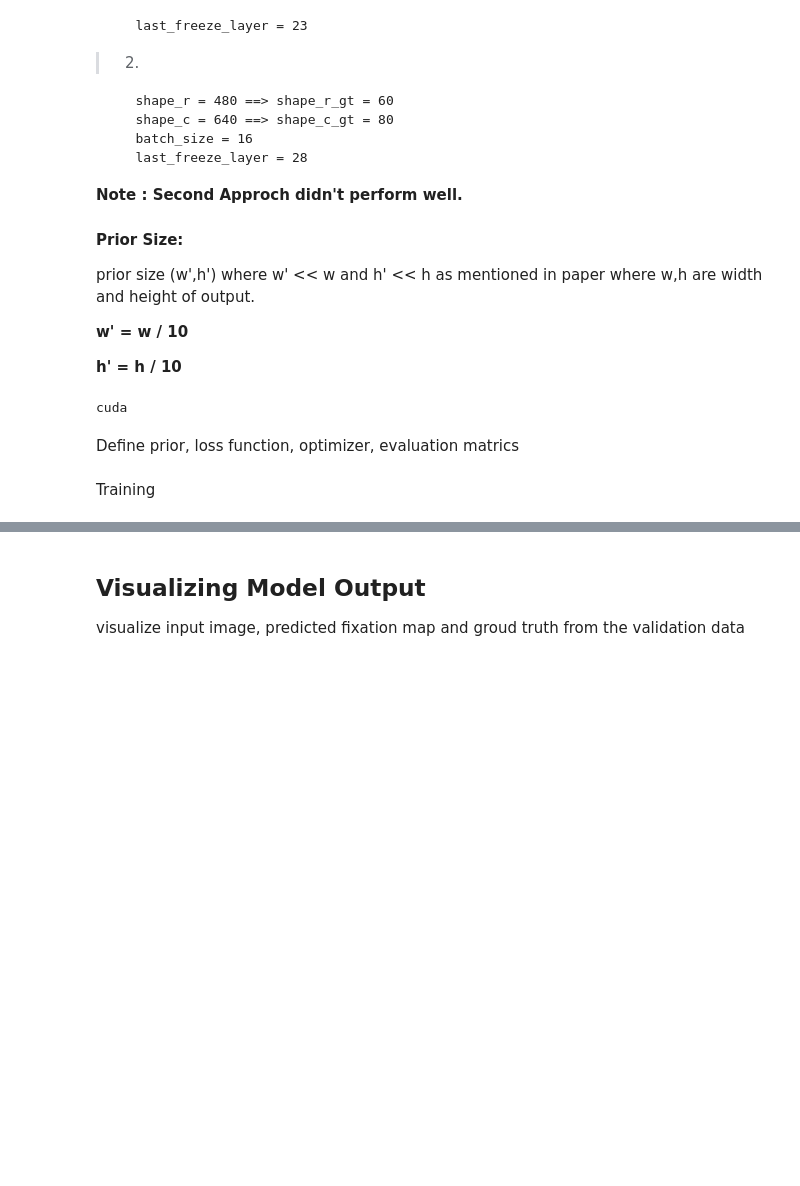
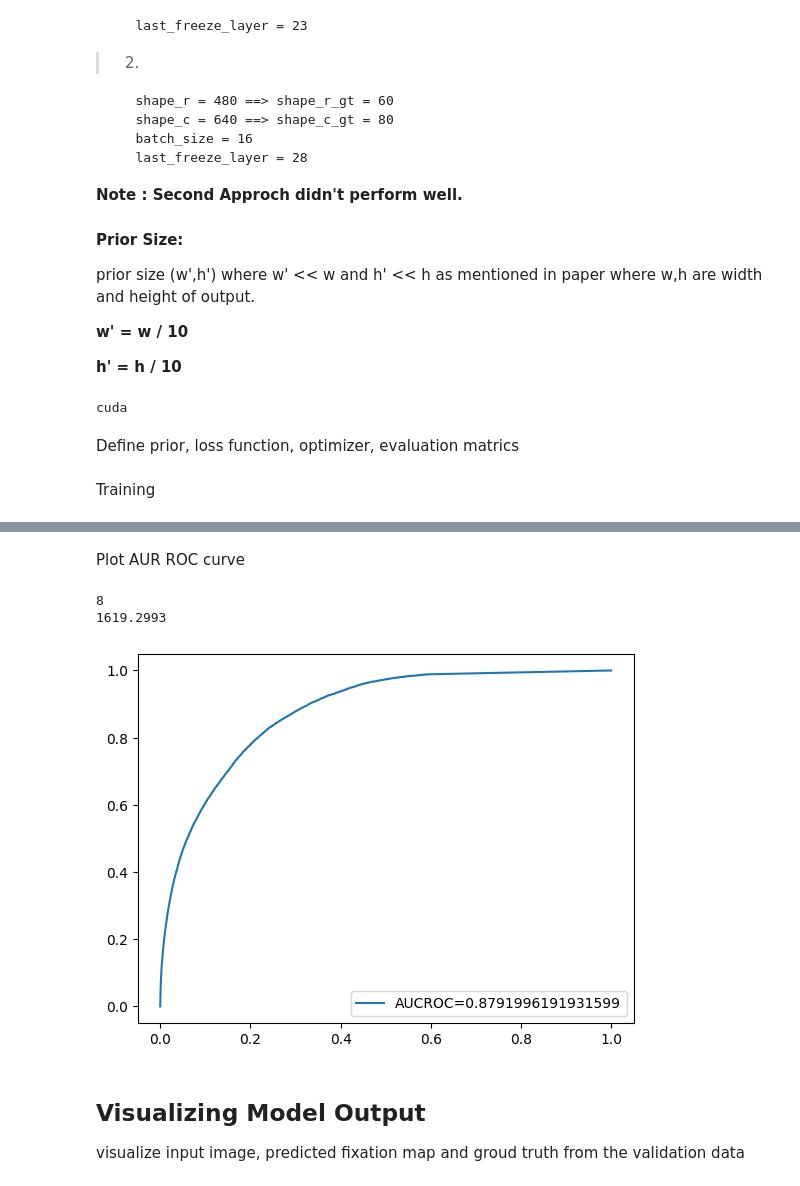
Before and after one commit to haruka-inb/CV2, a Jupyter notebook: MLNet_Pytorch.ipynb, the cells around one changed output, grey strips where cells are left out. Saved outputs shown, nothing was run; the diff lists cells and outputs as text; code cells hidden in the pictures; blank space fills up the shorter version.

```diff
--- a/MLNet_Pytorch.ipynb
+++ b/MLNet_Pytorch.ipynb
@@ -410,3 +450,16 @@ fig_, ax_ = metric.plot(auroc_scores)
+# %% [markdown]
+Plot AUR ROC curve
+# %%
+idx = np.argmax(aucrocs).item() # index that the AUCROC score was the highest
+print(idx)
+print(threshold[idx])
+plt.plot(fprs[idx], tprs[idx], label="AUCROC="+str(aucrocs[idx]))
+plt.legend(loc=4)
+plt.show()
+# %% [output]
+8
+1619.2993
+[figure, added]
 # %% [markdown]
 ## Visualizing Model Output
 visualize input image, predicted fixation map and groud truth from the validation data
```
Also changed, not shown: parts of 8 cells of this notebook.
